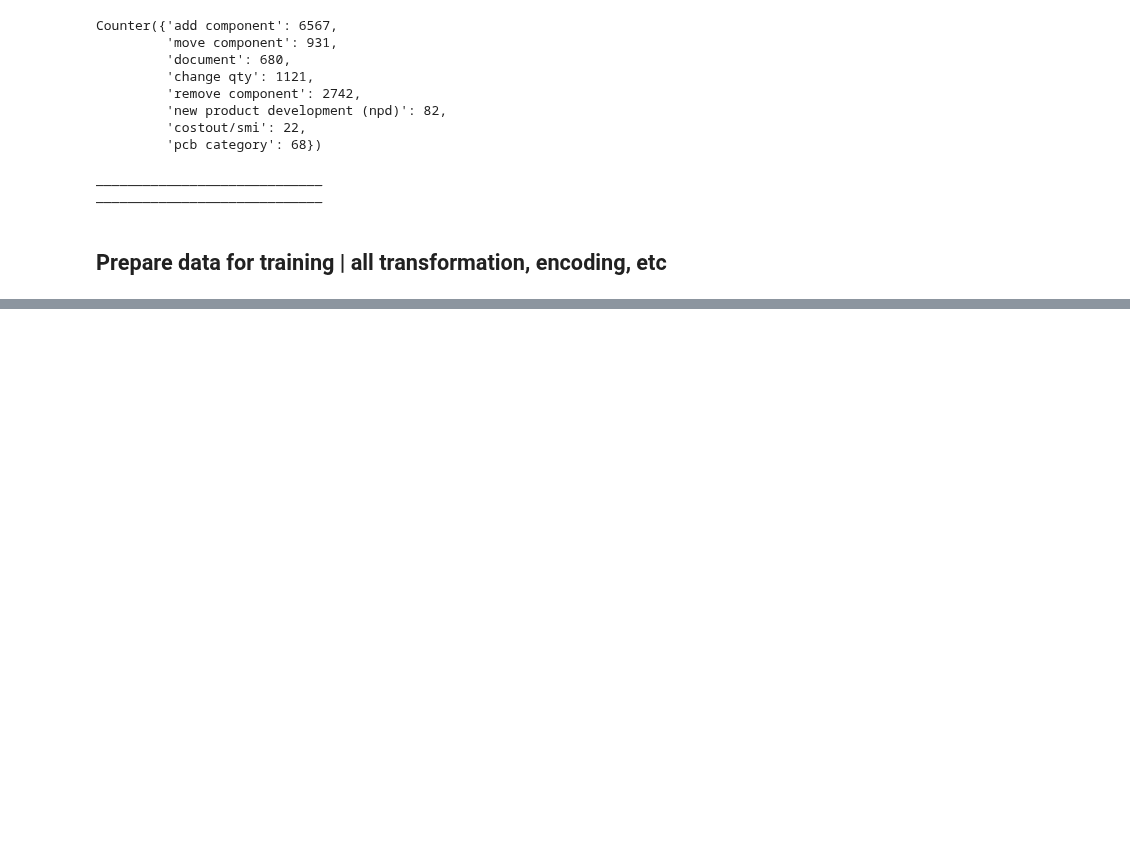
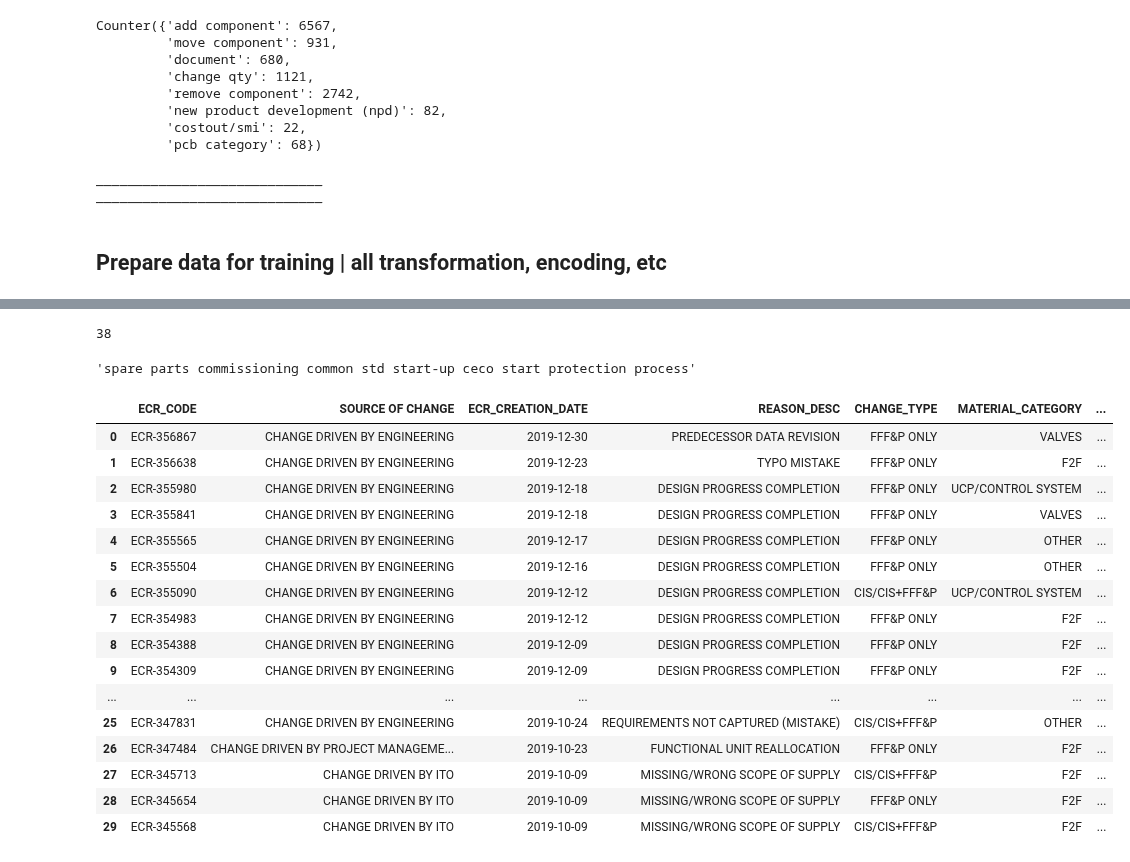
Before and after one commit to adnaksbhat/Colab_JupyterNotebooks, a Jupyter notebook: ecr_all_closed_2020_2024.ipynb, the cells around one changed output, grey strips where cells are left out. Drawn from its saved outputs; the diff is of its cells as text; code cells hidden in the pictures; blank space fills up the shorter version.

```diff
--- a/ecr_all_closed_2020_2024.ipynb
+++ b/ecr_all_closed_2020_2024.ipynb
@@ -1399,0 +1410,4 @@ df = translate_column(df, 'DESCRIPTION')
+# %%
+
+pd.set_option("display.max_rows", None, "display.max_columns", None)
+df.head()
@@ -1399,0 +1556,2 @@ df = translate_column(df, 'DESCRIPTION')
+# %%
+df_lda=df['IMPACTED ITEM DESCRIPTION']
@@ -1399,0 +1565,2 @@ df = translate_column(df, 'DESCRIPTION')
+# %%
+tm=ktrain.text.get_topic_model(df_lda,n_features=10000,  min_df=1, max_df=0.95)
@@ -1399,0 +1626,33 @@ df = translate_column(df, 'DESCRIPTION')
+# %%
+pp=np.argmax(tm.predict([text]))
+pp
+# %% [output]
+38
+# %%
+tm.topics[pp]
+# %% [output]
+'spare parts commissioning common std start-up ceco start protection process'
+# %%
+df['Topic'] = df['IMPACTED ITEM DESCRIPTION'].apply(lambda x: tm.topics[np.argmax(tm.predict([x]))])
+
+#it takes 12 minutes to execute
+# %%
+df.head(30)
+# %% [output]
+|  | ECR_CODE | SOURCE OF CHANGE | ECR_CREATION_DATE | REASON_DESC | CHANGE_TYPE | MATERIAL_CATEGORY | ... |
+| 0 | ECR-356867 | CHANGE DRIVEN BY ENGINEERING | 2019-12-30 | PREDECESSOR DATA REVISION | FFF&P ONLY | VALVES | ... |
+| 1 | ECR-356638 | CHANGE DRIVEN BY ENGINEERING | 2019-12-23 | TYPO MISTAKE | FFF&P ONLY | F2F | ... |
+| 2 | ECR-355980 | CHANGE DRIVEN BY ENGINEERING | 2019-12-18 | DESIGN PROGRESS COMPLETION | FFF&P ONLY | UCP/CONTROL SYSTEM | ... |
+| 3 | ECR-355841 | CHANGE DRIVEN BY ENGINEERING | 2019-12-18 | DESIGN PROGRESS COMPLETION | FFF&P ONLY | VALVES | ... |
+| 4 | ECR-355565 | CHANGE DRIVEN BY ENGINEERING | 2019-12-17 | DESIGN PROGRESS COMPLETION | FFF&P ONLY | OTHER | ... |
+| 5 | ECR-355504 | CHANGE DRIVEN BY ENGINEERING | 2019-12-16 | DESIGN PROGRESS COMPLETION | FFF&P ONLY | OTHER | ... |
+| 6 | ECR-355090 | CHANGE DRIVEN BY ENGINEERING | 2019-12-12 | DESIGN PROGRESS COMPLETION | CIS/CIS+FFF&P | UCP/CONTROL SYSTEM | ... |
+| 7 | ECR-354983 | CHANGE DRIVEN BY ENGINEERING | 2019-12-12 | DESIGN PROGRESS COMPLETION | FFF&P ONLY | F2F | ... |
+| 8 | ECR-354388 | CHANGE DRIVEN BY ENGINEERING | 2019-12-09 | DESIGN PROGRESS COMPLETION | FFF&P ONLY | F2F | ... |
+| 9 | ECR-354309 | CHANGE DRIVEN BY ENGINEERING | 2019-12-09 | DESIGN PROGRESS COMPLETION | FFF&P ONLY | F2F | ... |
+| ... | ... | ... | ... | ... | ... | ... | ... |
+| 25 | ECR-347831 | CHANGE DRIVEN BY ENGINEERING | 2019-10-24 | REQUIREMENTS NOT CAPTURED (MISTAKE) | CIS/CIS+FFF&P | OTHER | ... |
+| 26 | ECR-347484 | CHANGE DRIVEN BY PROJECT MANAGEME... | 2019-10-23 | FUNCTIONAL UNIT REALLOCATION | FFF&P ONLY | F2F | ... |
+| 27 | ECR-345713 | CHANGE DRIVEN BY ITO | 2019-10-09 | MISSING/WRONG SCOPE OF SUPPLY | CIS/CIS+FFF&P | F2F | ... |
+| 28 | ECR-345654 | CHANGE DRIVEN BY ITO | 2019-10-09 | MISSING/WRONG SCOPE OF SUPPLY | FFF&P ONLY | F2F | ... |
+| 29 | ECR-345568 | CHANGE DRIVEN BY ITO | 2019-10-09 | MISSING/WRONG SCOPE OF SUPPLY | CIS/CIS+FFF&P | F2F | ... |
```
Also changed, not shown: parts of 23 cells of this notebook.
